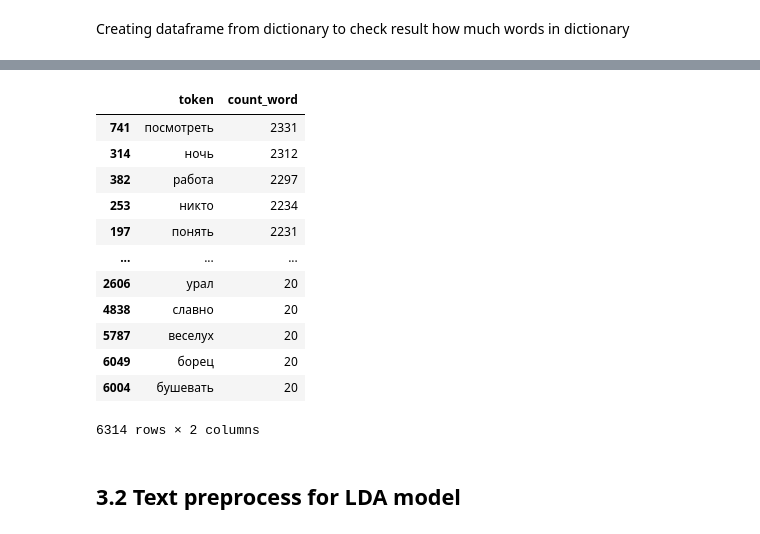
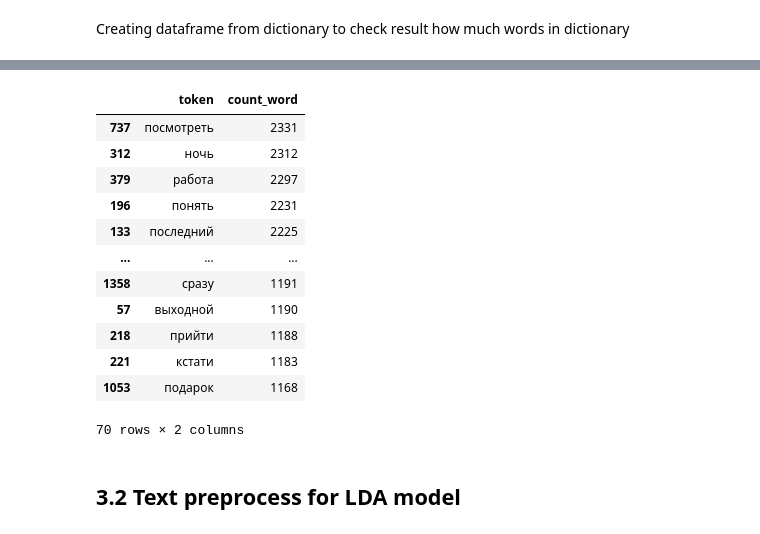
Before and after one commit to in-oleynikov/Huawei_nlp_project, a Jupyter notebook: NLP_project.ipynb, the cells around one changed output, grey strips where cells are left out. Saved outputs shown, nothing was run; the diff lists cells and outputs as text; code cells hidden in the pictures.

```diff
--- a/NLP_project.ipynb
+++ b/NLP_project.ipynb
@@ -275,19 +275,19 @@ len(dict_df)
 # %%
-dict_df.sort_values(by='count_word', ascending=False)
+dict_df.sort_values(by='count_word', ascending=False).head(70)
 # %% [output]
 |  | token | count_word |
-| 741 | посмотреть | 2331 |
-| 314 | ночь | 2312 |
-| 382 | работа | 2297 |
-| 253 | никто | 2234 |
-| 197 | понять | 2231 |
+| 737 | посмотреть | 2331 |
+| 312 | ночь | 2312 |
+| 379 | работа | 2297 |
+| 196 | понять | 2231 |
+| 133 | последний | 2225 |
 | ... | ... | ... |
-| 2606 | урал | 20 |
-| 4838 | славно | 20 |
-| 5787 | веселух | 20 |
-| 6049 | борец | 20 |
-| 6004 | бушевать | 20 |
+| 1358 | сразу | 1191 |
+| 57 | выходной | 1190 |
+| 218 | прийти | 1188 |
+| 221 | кстати | 1183 |
+| 1053 | подарок | 1168 |
-6314 rows × 2 columns
+70 rows × 2 columns
 # %% [markdown]
 ## 3.2 Text preprocess for LDA model
 # %% [markdown]
```
Also changed, not shown: parts of 3 cells of this notebook.
